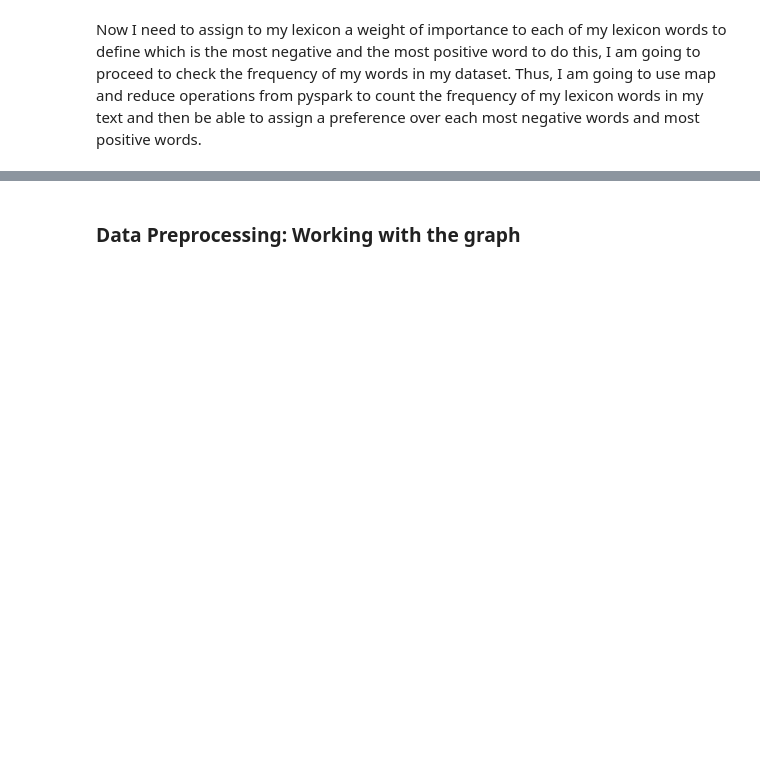
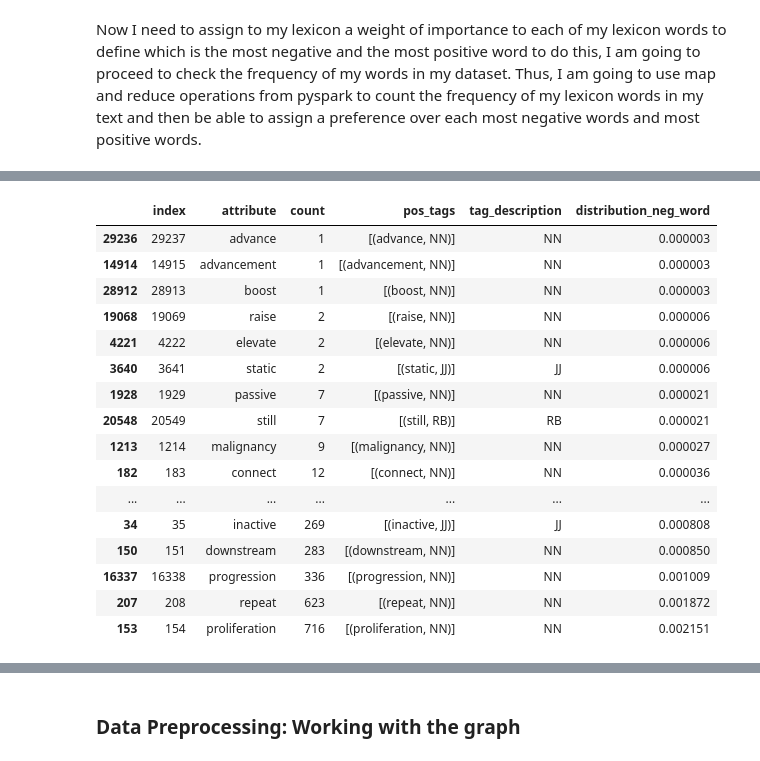
Before and after one commit to nonameforpirate2/DNA, a Jupyter notebook: NetworkAnalysis.ipynb, the cells around one changed output, grey strips where cells are left out. Drawn from its saved outputs; the diff is of its cells as text; code cells hidden in the pictures; blank space fills up the shorter version.

```diff
--- a/NetworkAnalysis.ipynb
+++ b/NetworkAnalysis.ipynb
@@ -344,0 +405,6 @@ SyntaxError: invalid syntax (<ipython-input-64-342bc57a750e>, line 1)
+# %%
+count_word_pd = count_word_pd.reset_index()
+# %%
+def get_word_type(list_type):
+    return list_type[-1][1]
+count_word_pd['tag_description'] = list(map(get_word_type,count_word_pd['pos_tags']))
@@ -344,0 +492,25 @@ SyntaxError: invalid syntax (<ipython-input-64-342bc57a750e>, line 1)
+# %%
+#get the frequency of negative words and order
+neg_order = count_word_pd[count_word_pd['attribute'].isin(neg_words_list)].sort_values(by=['count'])
+# %%
+neg_order['distribution_neg_word'] = neg_order['count']/file.count()
+# %%
+neg_order
+# %% [output]
+|  | index | attribute | count | pos_tags | tag_description | distribution_neg_word |
+| 29236 | 29237 | advance | 1 | [(advance, NN)] | NN | 0.000003 |
+| 14914 | 14915 | advancement | 1 | [(advancement, NN)] | NN | 0.000003 |
+| 28912 | 28913 | boost | 1 | [(boost, NN)] | NN | 0.000003 |
+| 19068 | 19069 | raise | 2 | [(raise, NN)] | NN | 0.000006 |
+| 4221 | 4222 | elevate | 2 | [(elevate, NN)] | NN | 0.000006 |
+| 3640 | 3641 | static | 2 | [(static, JJ)] | JJ | 0.000006 |
+| 1928 | 1929 | passive | 7 | [(passive, NN)] | NN | 0.000021 |
+| 20548 | 20549 | still | 7 | [(still, RB)] | RB | 0.000021 |
+| 1213 | 1214 | malignancy | 9 | [(malignancy, NN)] | NN | 0.000027 |
+| 182 | 183 | connect | 12 | [(connect, NN)] | NN | 0.000036 |
+| ... | ... | ... | ... | ... | ... | ... |
+| 34 | 35 | inactive | 269 | [(inactive, JJ)] | JJ | 0.000808 |
+| 150 | 151 | downstream | 283 | [(downstream, NN)] | NN | 0.000850 |
+| 16337 | 16338 | progression | 336 | [(progression, NN)] | NN | 0.001009 |
+| 207 | 208 | repeat | 623 | [(repeat, NN)] | NN | 0.001872 |
+| 153 | 154 | proliferation | 716 | [(proliferation, NN)] | NN | 0.002151 |
```
Also changed, not shown: parts of 34 cells of this notebook.
